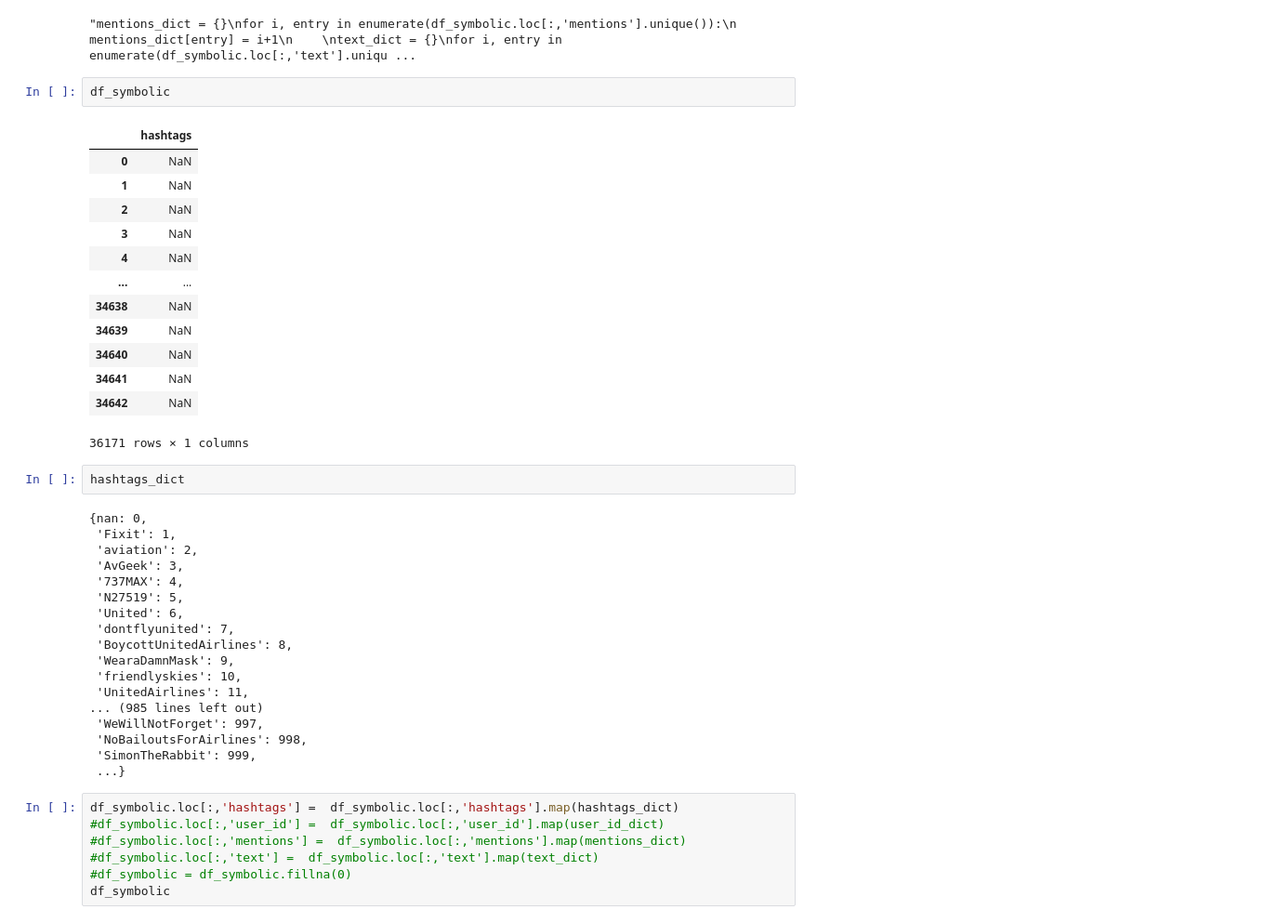
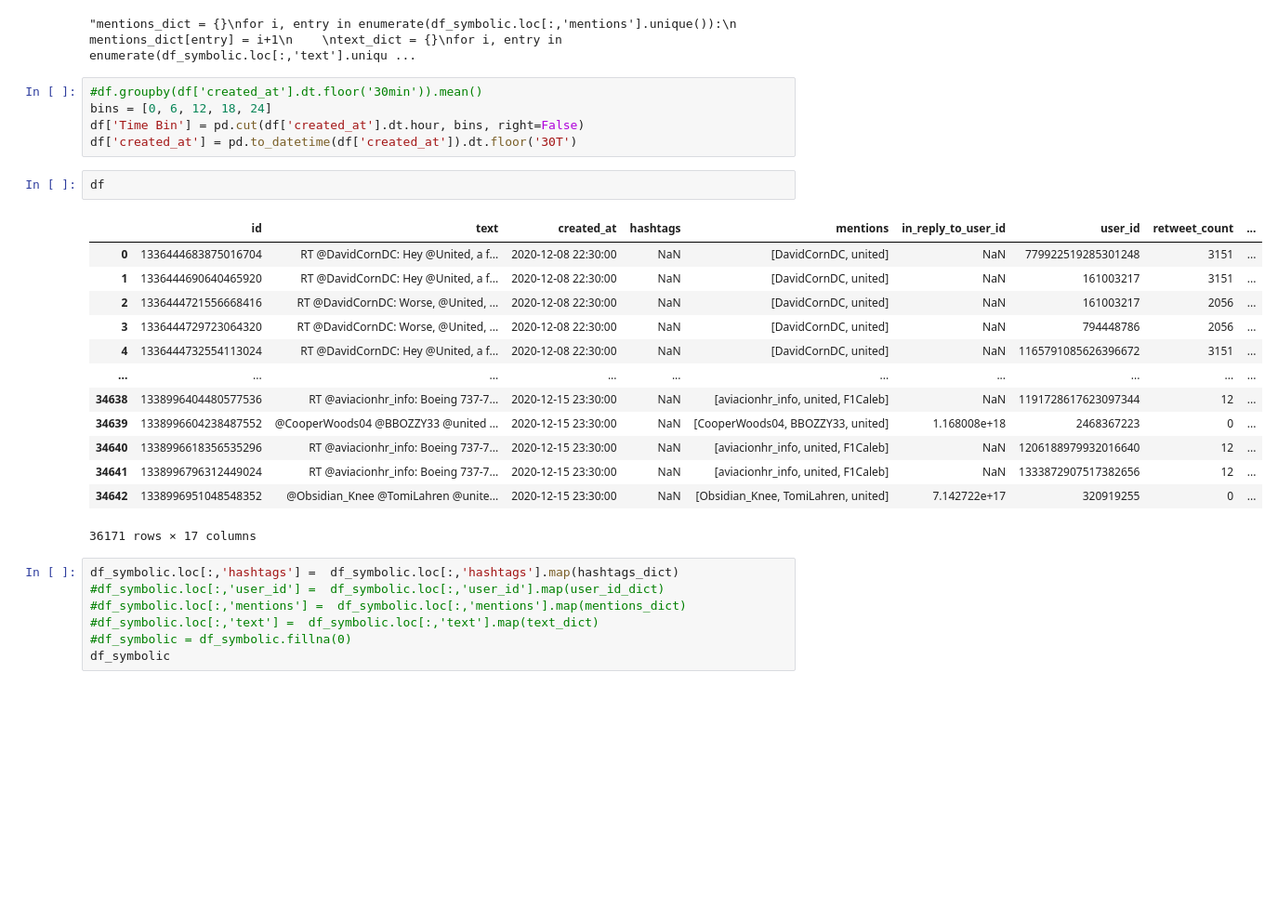
Before and after one commit to anton164/fall-spec, a Jupyter notebook: jupyter_notebooks/parse_json_table.ipynb, the cells around one changed output. Shown: that part at 93% size. Drawn from its saved outputs; the diff is of its cells as text; blank space fills up the shorter version.

```diff
--- a/jupyter_notebooks/parse_json_table.ipynb
+++ b/jupyter_notebooks/parse_json_table.ipynb
@@ -105,42 +105,27 @@ for i, entry in enumerate(df_symbolic.loc[:,'text'].unique()):
     text_dict[entry] = i'''
 # %% [output]
 "mentions_dict = {}\nfor i, entry in enumerate(df_symbolic.loc[:,'mentions'].unique()):\n    mentions_dict[entry] = i+1\n    \ntext_dict = {}\nfor i, entry in enumerate(df_symbolic.loc[:,'text'].uniqu ...
-# %%
-df_symbolic
-# %% [output]
-|  | hashtags |
-| 0 | NaN |
-| 1 | NaN |
-| 2 | NaN |
-| 3 | NaN |
-| 4 | NaN |
-| ... | ... |
-| 34638 | NaN |
-| 34639 | NaN |
-| 34640 | NaN |
-| 34641 | NaN |
-| 34642 | NaN |
-36171 rows × 1 columns
-# %%
-hashtags_dict
-# %% [output]
-{nan: 0,
- 'Fixit': 1,
- 'aviation': 2,
- 'AvGeek': 3,
- '737MAX': 4,
- 'N27519': 5,
- 'United': 6,
- 'dontflyunited': 7,
- 'BoycottUnitedAirlines': 8,
- 'WearaDamnMask': 9,
- 'friendlyskies': 10,
- 'UnitedAirlines': 11,
-... (985 lines left out)
- 'WeWillNotForget': 997,
- 'NoBailoutsForAirlines': 998,
- 'SimonTheRabbit': 999,
- ...}
+# %%
+#df.groupby(df['created_at'].dt.floor('30min')).mean()
+bins = [0, 6, 12, 18, 24]
+df['Time Bin'] = pd.cut(df['created_at'].dt.hour, bins, right=False)
+df['created_at'] = pd.to_datetime(df['created_at']).dt.floor('30T')
+# %%
+df
+# %% [output]
+|  | id | text | created_at | hashtags | mentions | in_reply_to_user_id | user_id | retweet_count | ... |
+| 0 | 1336444683875016704 | RT @DavidCornDC: Hey @United, a f... | 2020-12-08 22:30:00 | NaN | [DavidCornDC, united] | NaN | 779922519285301248 | 3151 | ... |
+| 1 | 1336444690640465920 | RT @DavidCornDC: Hey @United, a f... | 2020-12-08 22:30:00 | NaN | [DavidCornDC, united] | NaN | 161003217 | 3151 | ... |
+| 2 | 1336444721556668416 | RT @DavidCornDC: Worse, @United, ... | 2020-12-08 22:30:00 | NaN | [DavidCornDC, united] | NaN | 161003217 | 2056 | ... |
+| 3 | 1336444729723064320 | RT @DavidCornDC: Worse, @United, ... | 2020-12-08 22:30:00 | NaN | [DavidCornDC, united] | NaN | 794448786 | 2056 | ... |
+| 4 | 1336444732554113024 | RT @DavidCornDC: Hey @United, a f... | 2020-12-08 22:30:00 | NaN | [DavidCornDC, united] | NaN | 1165791085626396672 | 3151 | ... |
+| ... | ... | ... | ... | ... | ... | ... | ... | ... | ... |
+| 34638 | 1338996404480577536 | RT @aviacionhr_info: Boeing 737-7... | 2020-12-15 23:30:00 | NaN | [aviacionhr_info, united, F1Caleb] | NaN | 1191728617623097344 | 12 | ... |
+| 34639 | 1338996604238487552 | @CooperWoods04 @BBOZZY33 @united ... | 2020-12-15 23:30:00 | NaN | [CooperWoods04, BBOZZY33, united] | 1.168008e+18 | 2468367223 | 0 | ... |
+| 34640 | 1338996618356535296 | RT @aviacionhr_info: Boeing 737-7... | 2020-12-15 23:30:00 | NaN | [aviacionhr_info, united, F1Caleb] | NaN | 1206188979932016640 | 12 | ... |
+| 34641 | 1338996796312449024 | RT @aviacionhr_info: Boeing 737-7... | 2020-12-15 23:30:00 | NaN | [aviacionhr_info, united, F1Caleb] | NaN | 1333872907517382656 | 12 | ... |
+| 34642 | 1338996951048548352 | @Obsidian_Knee @TomiLahren @unite... | 2020-12-15 23:30:00 | NaN | [Obsidian_Knee, TomiLahren, united] | 7.142722e+17 | 320919255 | 0 | ... |
+36171 rows × 17 columns
 # %%
 df_symbolic.loc[:,'hashtags'] =  df_symbolic.loc[:,'hashtags'].map(hashtags_dict)
 #df_symbolic.loc[:,'user_id'] =  df_symbolic.loc[:,'user_id'].map(user_id_dict)
```
Also changed, not shown: parts of 2 cells of this notebook, 5 other files.
